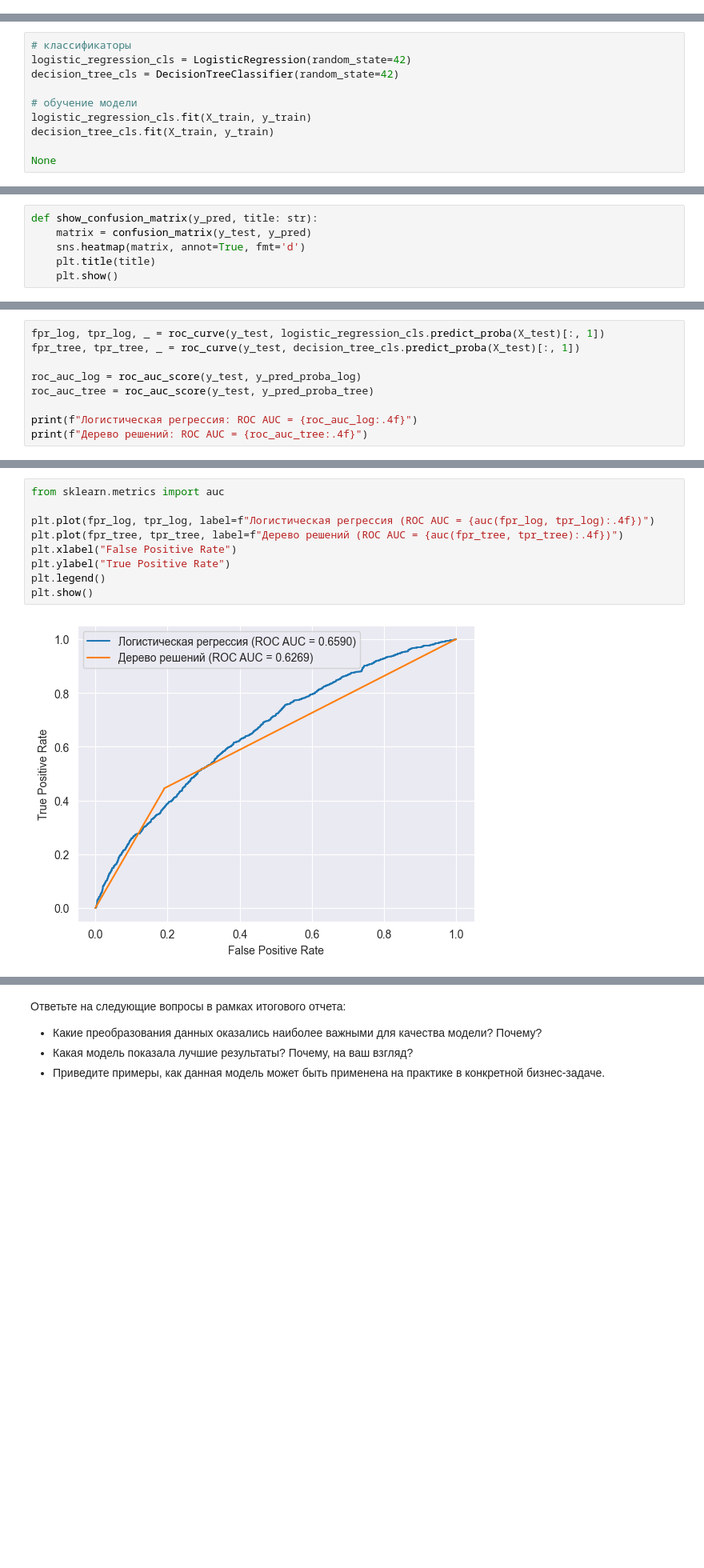
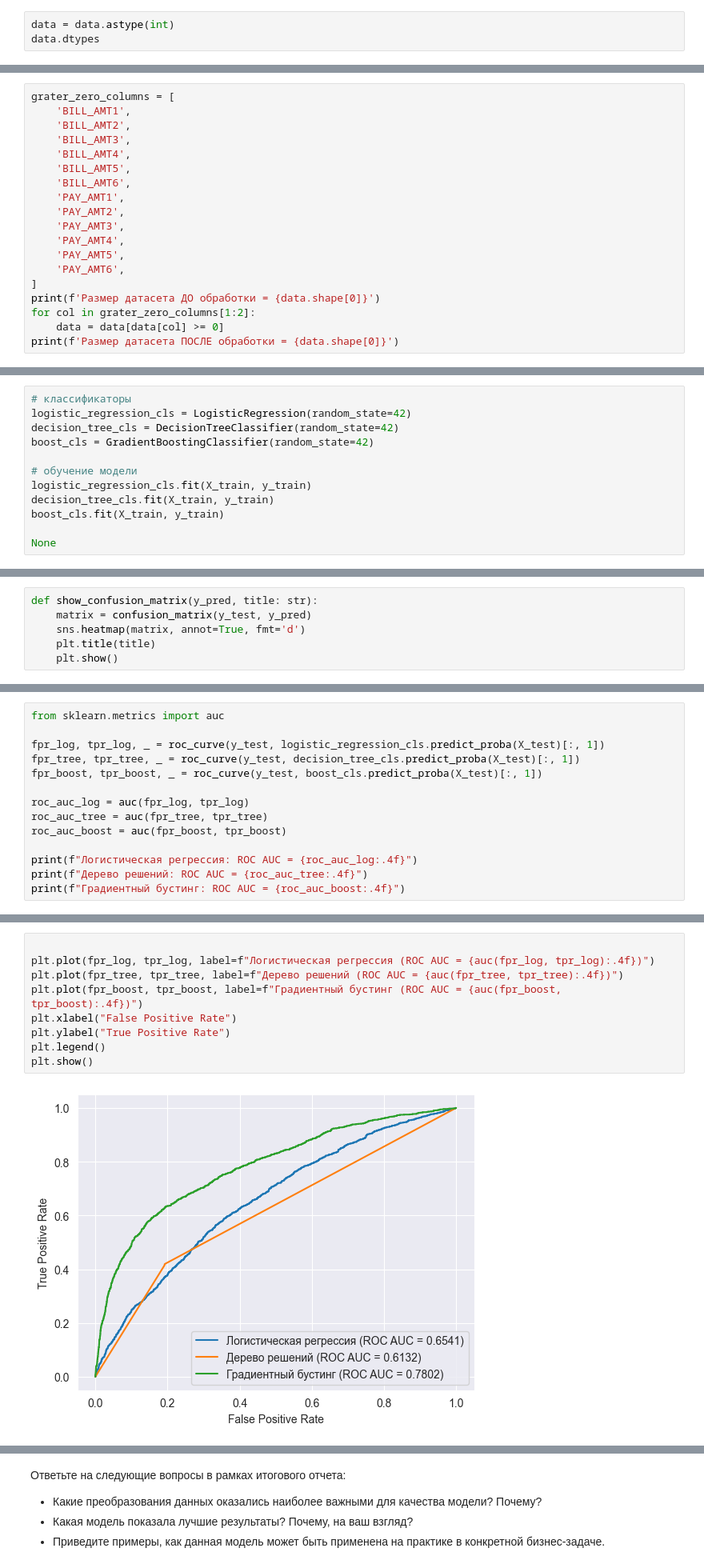
Before and after one commit to kudrmax/ml-hse-hw, a Jupyter notebook: hw2/solution.ipynb, the cells around one changed output, grey strips where cells are left out. Shown at 80% size. Saved outputs shown, nothing was run; the diff lists cells and outputs as text; blank space fills up the shorter version.

```diff
--- a/hw2/solution.ipynb
+++ b/hw2/solution.ipynb
@@ -208,0 +167,3 @@ dtype: object
+# %%
+data = data.astype(int)
+data.dtypes
@@ -208,0 +190,19 @@ dtype: object
+# %%
+grater_zero_columns = [
+    'BILL_AMT1',
+    'BILL_AMT2',
+    'BILL_AMT3',
+    'BILL_AMT4',
+    'BILL_AMT5',
+    'BILL_AMT6',
+    'PAY_AMT1',
+    'PAY_AMT2',
+    'PAY_AMT3',
+    'PAY_AMT4',
+    'PAY_AMT5',
+    'PAY_AMT6',
+]
+print(f'Размер датасета ДО обработки = {data.shape[0]}')
+for col in grater_zero_columns[1:2]:
+    data = data[data[col] >= 0]
+print(f'Размер датасета ПОСЛЕ обработки = {data.shape[0]}')
@@ -311,10 +318,12 @@ X_train, X_test, y_train, y_test = train_test_split(X, y, test_size=0.2, random_
 # классификаторы
 logistic_regression_cls = LogisticRegression(random_state=42)
 decision_tree_cls = DecisionTreeClassifier(random_state=42)
+boost_cls = GradientBoostingClassifier(random_state=42)
 
 # обучение модели
 logistic_regression_cls.fit(X_train, y_train)
 decision_tree_cls.fit(X_train, y_train)
+boost_cls.fit(X_train, y_train)
 
 None
 # %% [output]
@@ -379,10 +410,15 @@ show_confusion_matrix(y_pred_tree, "Матрица ошибок для дере
 # %%
+from sklearn.metrics import auc
+
 fpr_log, tpr_log, _ = roc_curve(y_test, logistic_regression_cls.predict_proba(X_test)[:, 1])
 fpr_tree, tpr_tree, _ = roc_curve(y_test, decision_tree_cls.predict_proba(X_test)[:, 1])
+fpr_boost, tpr_boost, _ = roc_curve(y_test, boost_cls.predict_proba(X_test)[:, 1])
 
-roc_auc_log = roc_auc_score(y_test, y_pred_proba_log)
-roc_auc_tree = roc_auc_score(y_test, y_pred_proba_tree)
+roc_auc_log = auc(fpr_log, tpr_log)
+roc_auc_tree = auc(fpr_tree, tpr_tree)
+roc_auc_boost = auc(fpr_boost, tpr_boost)
 
 print(f"Логистическая регрессия: ROC AUC = {roc_auc_log:.4f}")
 print(f"Дерево решений: ROC AUC = {roc_auc_tree:.4f}")
+print(f"Градиентный бустинг: ROC AUC = {roc_auc_boost:.4f}")
 # %% [output]
@@ -391,11 +428,11 @@ print(f"Дерево решений: ROC AUC = {roc_auc_tree:.4f}")
 # %%
-from sklearn.metrics import auc
 
 plt.plot(fpr_log, tpr_log, label=f"Логистическая регрессия (ROC AUC = {auc(fpr_log, tpr_log):.4f})")
 plt.plot(fpr_tree, tpr_tree, label=f"Дерево решений (ROC AUC = {auc(fpr_tree, tpr_tree):.4f})")
+plt.plot(fpr_boost, tpr_boost, label=f"Градиентный бустинг (ROC AUC = {auc(fpr_boost, tpr_boost):.4f})")
 plt.xlabel("False Positive Rate")
 plt.ylabel("True Positive Rate")
 plt.legend()
 plt.show()
 # %% [output]
-[figure, old version]
+[figure, new version]
```
Also changed, not shown: parts of 38 cells of this notebook, 1 other file.
